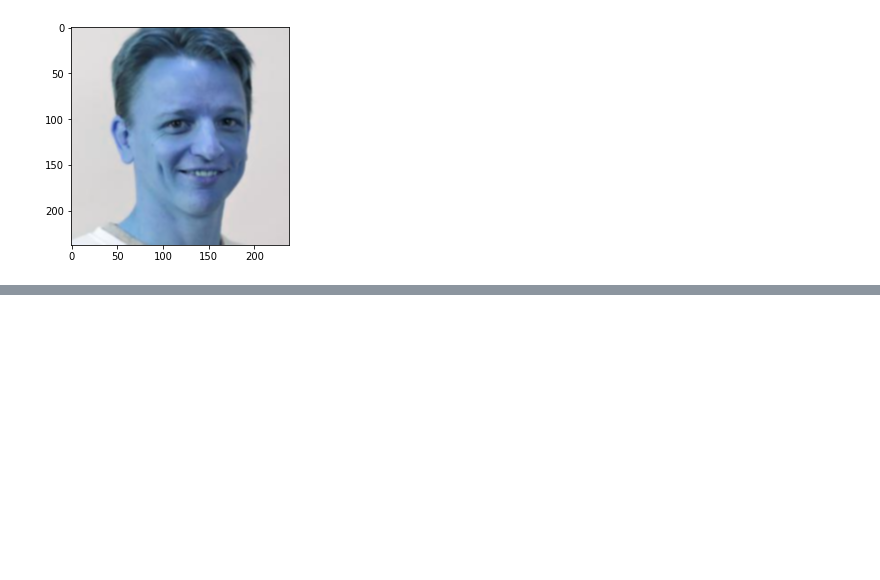
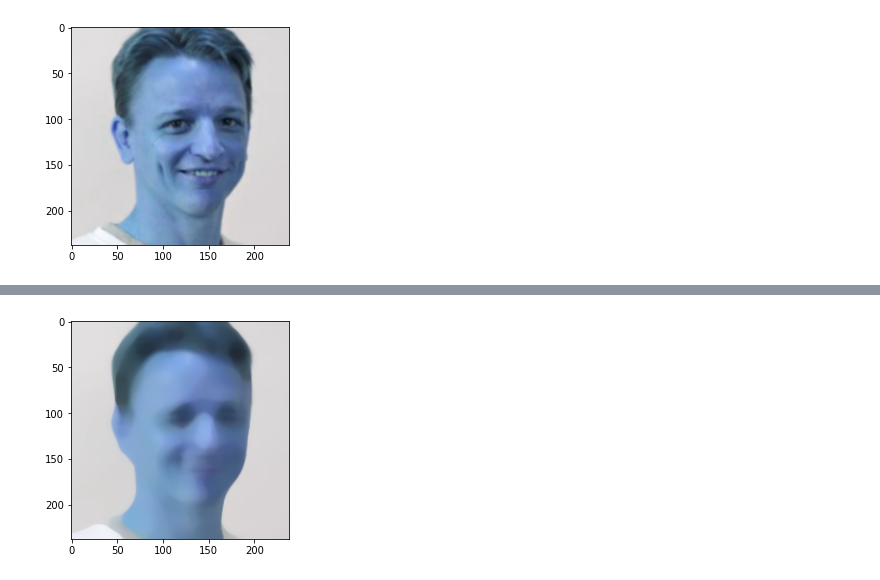
Before and after one commit to damiansp/cpu_vis, a Jupyter notebook: mastering_with_tf/s1_intro_cpuvis_and_nns/01_edge_detect_with_hashing_filtering.py.ipynb, the cells around one changed output, grey strips where cells are left out. Saved outputs shown, nothing was run; the diff lists cells and outputs as text; code cells hidden in the pictures; blank space fills up the shorter version.

```diff
--- a/mastering_with_tf/s1_intro_cpuvis_and_nns/01_edge_detect_with_hashing_filtering.py.ipynb
+++ b/mastering_with_tf/s1_intro_cpuvis_and_nns/01_edge_detect_with_hashing_filtering.py.ipynb
@@ -84,0 +85,4 @@ plt.imshow(cv2.medianBlur(img, 3));
+# %%
+plt.imshow(cv2.medianBlur(img, 19));
+# %% [output]
+[figure, added]
```
Also changed, not shown: parts of 1 cell of this notebook.
